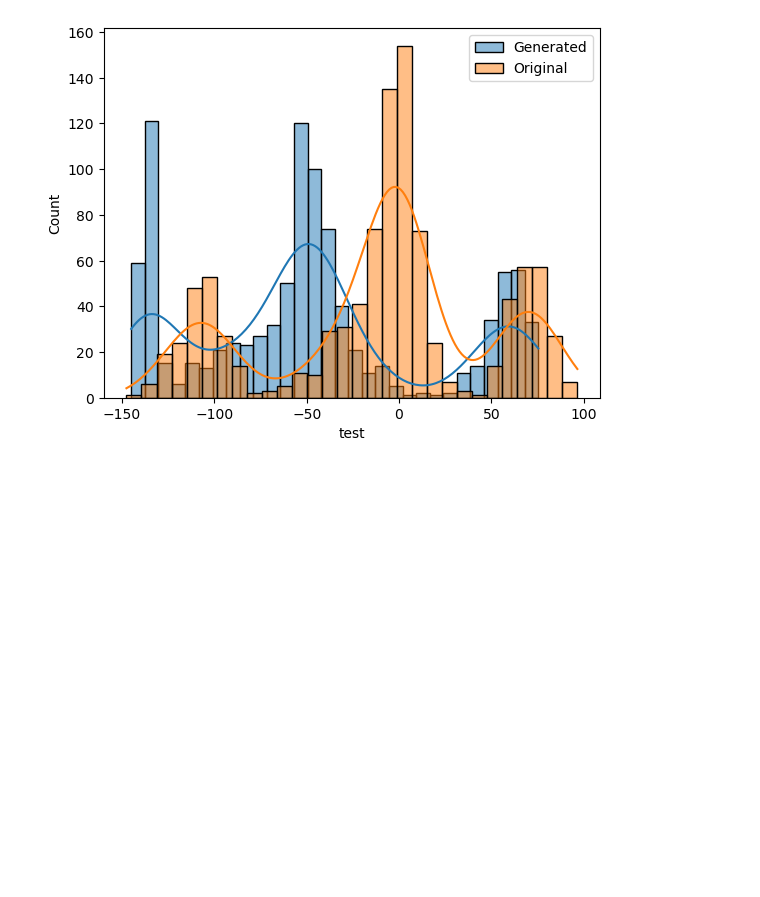
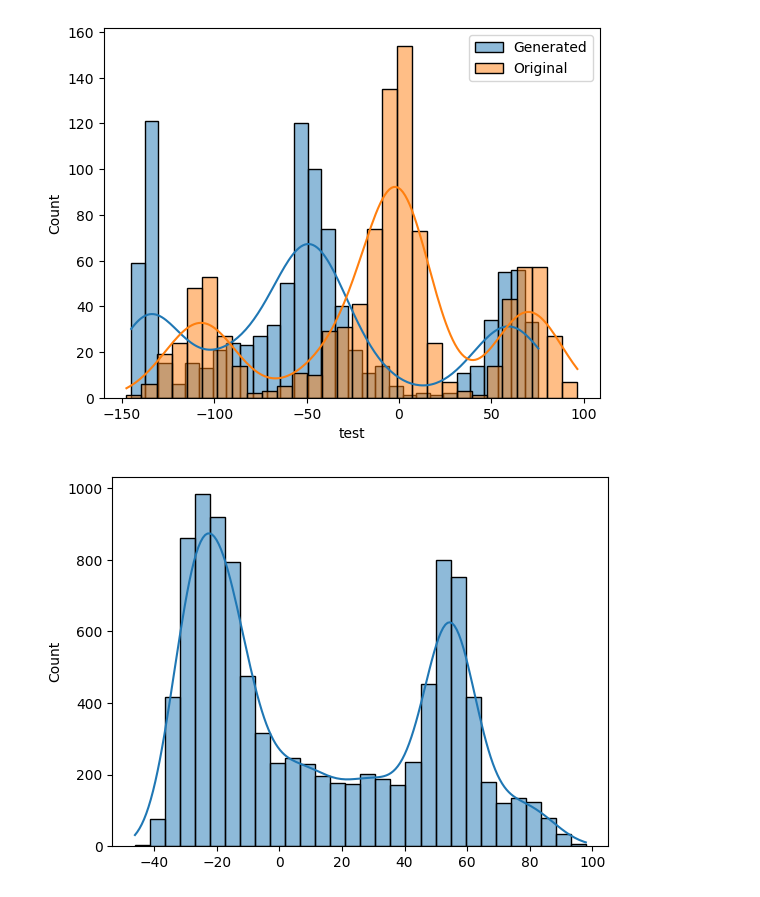
Before and after one commit to miluosi/diffusion-for-learning, a Jupyter notebook: load_model.ipynb, the cells around one changed output. Cells and saved outputs as stored; diff of their text form; code cells hidden in the pictures; blank space fills up the shorter version.

```diff
--- a/load_model.ipynb
+++ b/load_model.ipynb
@@ -187,3 +200,77 @@ from model.DDIM_penalty import DDIM_penalty
+# %%
+import numpy as np
+import torch
+import seaborn as sns
+# 生成多峰分布数据
+data1 = np.random.multivariate_normal([3, 9], [[1, 0.5], [0.5, 1]], 2000)
+data2 = np.random.multivariate_normal([-3, -9], [[1, 0.5], [0.5, 1]], 2000)
+data3 = np.random.multivariate_normal([0, 0], [[1, 0.5], [0.5, 1]], 2000)
+data4 = np.random.multivariate_normal([6, -6], [[1, 0.5], [0.5, 1]], 2000)
+data5 = np.random.multivariate_normal([-6, 6], [[1, 0.5], [0.5, 1]], 2000)
+data6 = np.vstack([data1, data2, data3, data4, data5])
+
+coef1 = [5, 6]
+coef2 = [25, -6]
+coef3 = [3, 13]
+coef4 = [4, 4]
+coef5 = [14, -4]
+noise = np.random.randn(10000)
+
+# 生成多峰目标变量
+data7_1 = np.sin(data6[:2000, 0]) * coef1[0] + data6[:2000, 1] * coef1[1] + noise[:2000]
+data7_2 = np.sin(data6[2000:4000, 0]) * coef2[0] + data6[2000:4000, 1] * coef2[1] + noise[2000:4000]
+data7_3 = np.sin(data6[4000:6000, 0]) * coef3[0] + data6[4000:6000, 1] * coef3[1] + noise[4000:6000]
+data7_4 = np.sin(data6[6000:8000, 0]) * coef4[0] + data6[6000:8000, 1] * coef4[1] + noise[6000:8000]
+data7_5 = np.sin(data6[8000:, 0]) * coef5[0] + data6[8000:, 1] * coef5[1] + noise[8000:]
+data7 = np.concatenate([data7_1, data7_2, data7_3, data7_4, data7_5])
+
+# 合并数据
+data = np.concatenate([data6, data7.reshape(-1, 1)], axis=1)
+dataset = torch.tensor(data).float()
+sns.histplot(data[:,-1], kde=True, bins=30)
+import pandas as pd
+import torch
+import torch.nn as nn
+import torch.optim as optim
+from sklearn.model_selection import train_test_split
+X_train_5, X_temp_5 = train_test_split(data, test_size=0.2, random_state=42)
+X_val_5, X_test_5 = train_test_split(X_temp_5, test_size=0.5, random_state=42)
+
+X_train_5 = pd.DataFrame(X_train_5)
+X_test_5 = pd.DataFrame(X_test_5)
+X_val_5 = pd.DataFrame(X_val_5)
+condim = X_train_5.shape[1]-1
+train_data = X_train_5
+val_data = X_val_5
+test_data = X_test_5
+X_train_5 = np.array(train_data, dtype=np.float32)
+X_val_5 = np.array(val_data, dtype=np.float32)
+X_test_5 = np.array(test_data, dtype=np.float32)
+resultdata = pd.DataFrame()
+# 设置 'Weekly_Sales' 列的值为 vaedata 中的 'Weekly_Sales' 列的值
+resultdata['test'] = X_test_5[:,-1]
+scatrain5 = StandardScaler()
+sca_X_train_5 = scatrain5.fit_transform(X_train_5)
+scaval5 = StandardScaler()
+sca_X_val_5 = scaval5.fit_transform(X_val_5)
+scay5 = StandardScaler()
+sca_Y_train_5 = scay5.fit_transform(X_train_5[:,-1].reshape(-1,1))
+scatest5 = StandardScaler()
+sca_X_test_5 = scatest5.fit_transform(X_test_5)
+sca_traindata_loader_5 = DataLoader(sca_X_train_5, batch_size=64, shuffle=True)
+sca_valdata_loader_5 = DataLoader(sca_X_val_5, batch_size=64, shuffle=True)
+total_iteration = 1000
+current_iteration = 0
+display_iteration = 200
+sampling_number = 1000
+only_final = True
+batch_size =64
+beta_1 = 1e-4
+beta_T = 0.02
+T = 50
+device = torch.device('cuda')
+# %% [output]
+[figure, added]
 # %%
 input_dim = 1
 con_dim = X_train_5.shape[1]-1
```
Also changed, not shown: parts of 9 cells of this notebook, 6 other files.
